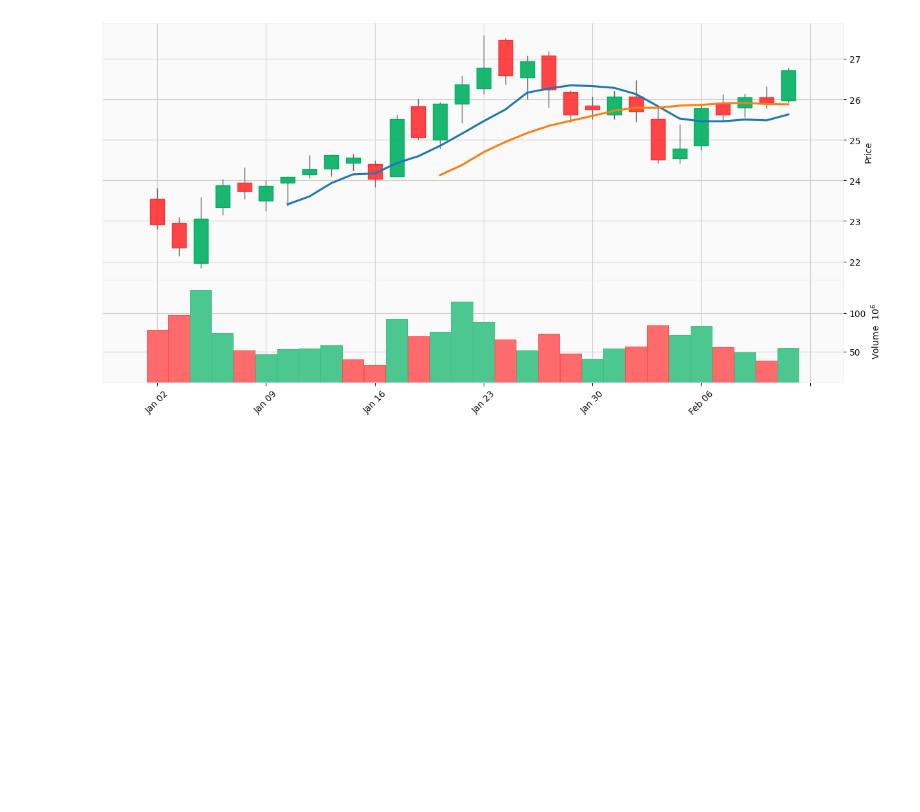
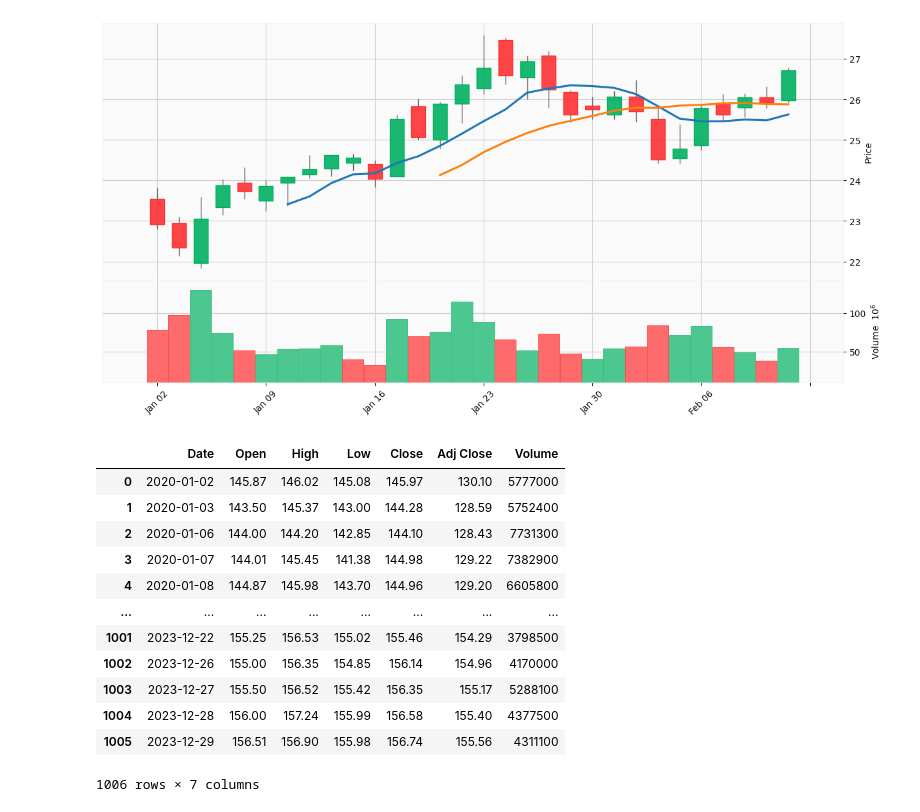
Before and after one commit to Liaelis/imersao_python, a Jupyter notebook: Imersão_Python_Aulas.ipynb, the cells around one changed output. Saved outputs shown, nothing was run; the diff lists cells and outputs as text; code cells hidden in the pictures; blank space fills up the shorter version.

```diff
--- a/Imersão_Python_Aulas.ipynb
+++ b/Imersão_Python_Aulas.ipynb
@@ -575,0 +581,19 @@ mpf.plot(dados_originais.head(30), type='candle', figsize= (16,8), volume=True,m
+# %%
+dados = yf.download('JNJ', start='2020-01-01', end='2023-12-31', progress= False)
+dados = dados.reset_index()
+# %%
+dados
+# %% [output]
+|  | Date | Open | High | Low | Close | Adj Close | Volume |
+| 0 | 2020-01-02 | 145.87 | 146.02 | 145.08 | 145.97 | 130.10 | 5777000 |
+| 1 | 2020-01-03 | 143.50 | 145.37 | 143.00 | 144.28 | 128.59 | 5752400 |
+| 2 | 2020-01-06 | 144.00 | 144.20 | 142.85 | 144.10 | 128.43 | 7731300 |
+| 3 | 2020-01-07 | 144.01 | 145.45 | 141.38 | 144.98 | 129.22 | 7382900 |
+| 4 | 2020-01-08 | 144.87 | 145.98 | 143.70 | 144.96 | 129.20 | 6605800 |
+| ... | ... | ... | ... | ... | ... | ... | ... |
+| 1001 | 2023-12-22 | 155.25 | 156.53 | 155.02 | 155.46 | 154.29 | 3798500 |
+| 1002 | 2023-12-26 | 155.00 | 156.35 | 154.85 | 156.14 | 154.96 | 4170000 |
+| 1003 | 2023-12-27 | 155.50 | 156.52 | 155.42 | 156.35 | 155.17 | 5288100 |
+| 1004 | 2023-12-28 | 156.00 | 157.24 | 155.99 | 156.58 | 155.40 | 4377500 |
+| 1005 | 2023-12-29 | 156.51 | 156.90 | 155.98 | 156.74 | 155.56 | 4311100 |
+1006 rows × 7 columns
```
Also changed, not shown: parts of 6 cells of this notebook.
